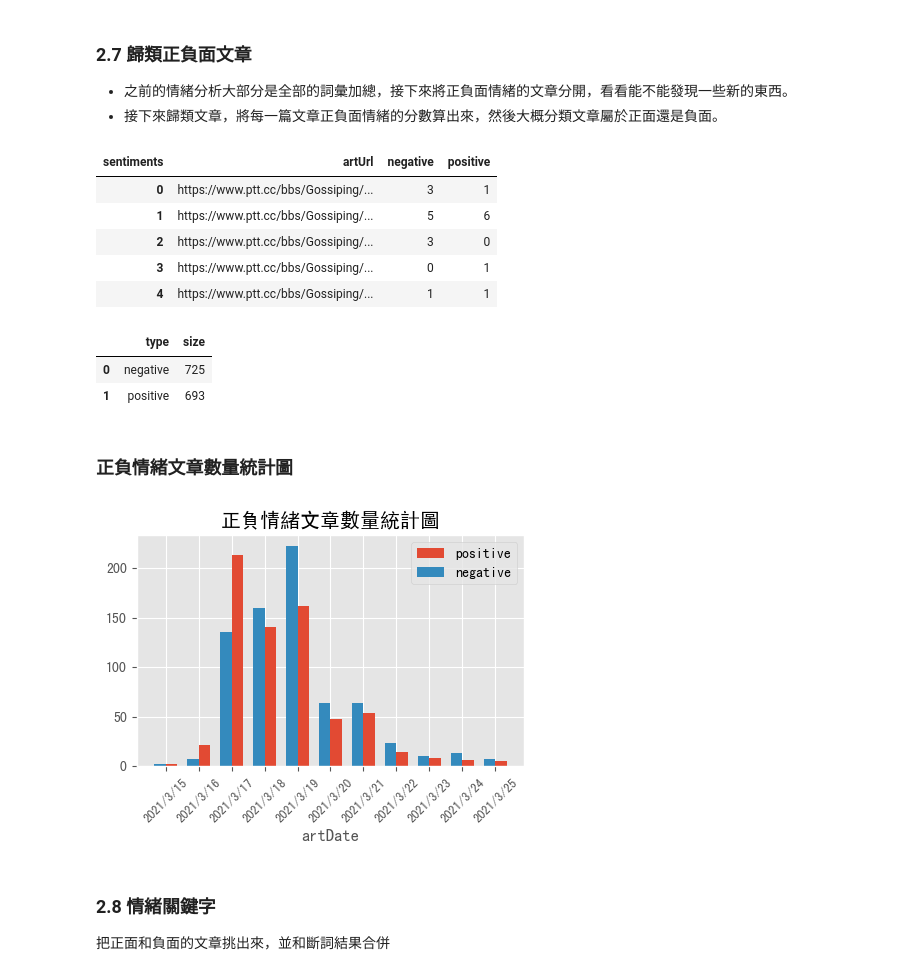
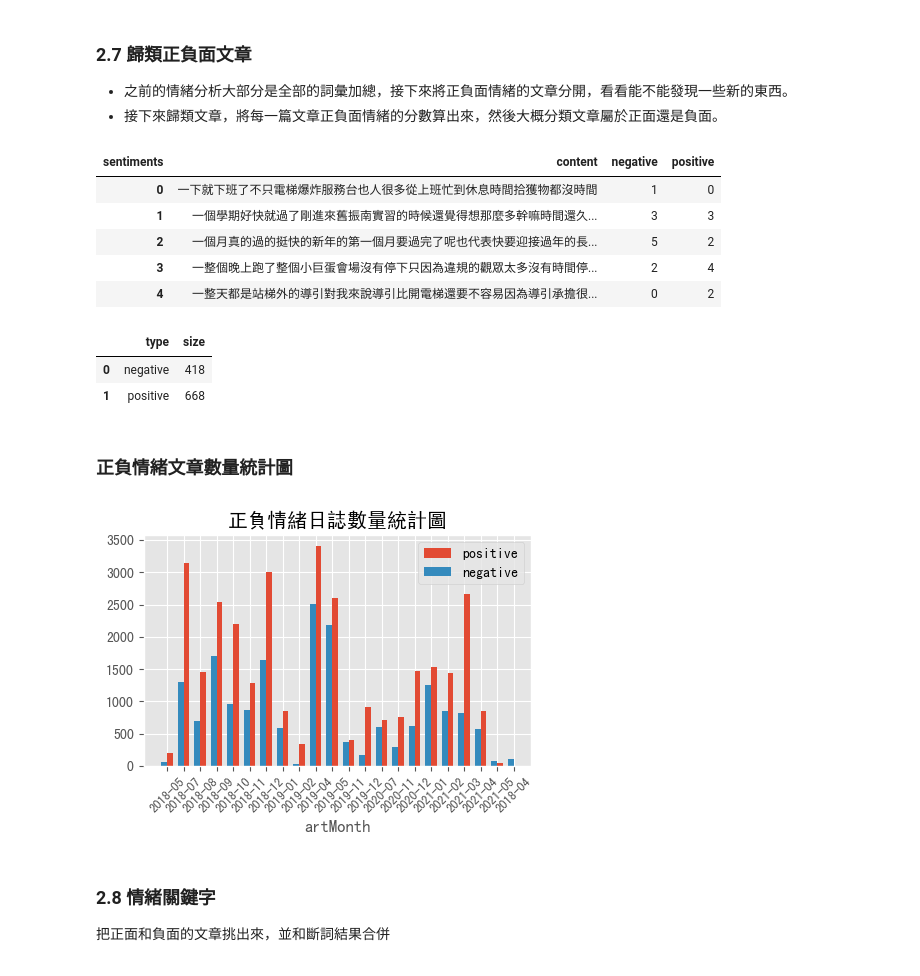
Before and after one commit to oraclekaia/social_media_analysis_mid-, a Jupyter notebook: ver1.ipynb, the cells around one changed output. Drawn from its saved outputs; the diff is of its cells as text; code cells hidden in the pictures.

```diff
--- a/ver1.ipynb
+++ b/ver1.ipynb
@@ -463,50 +463,50 @@ plt.show()
 - 之前的情緒分析大部分是全部的詞彙加總，接下來將正負面情緒的文章分開，看看能不能發現一些新的東西。
 - 接下來歸類文章，將每一篇文章正負面情緒的分數算出來，然後大概分類文章屬於正面還是負面。
 # %%
-article_type = (data.merge(df_liwc, on='word')
-                .groupby(['artUrl', 'sentiments'], as_index=False)
+article_type = (MetaData_token.merge(df_ntusd, on='word')
+                .groupby(['content', 'sentiments'], as_index=False)
                 .size()
-                .pivot_table(index='artUrl', columns='sentiments', values='size', fill_value=0)
-                .reset_index(['artUrl'])
+                .pivot_table(index='content', columns='sentiments', values='size', fill_value=0)
+                .reset_index(['content'])
                )
 article_type.head()
 # %% [output]
-| sentiments | artUrl | negative | positive |
-| 0 | https://www.ptt.cc/bbs/Gossiping/... | 3 | 1 |
-| 1 | https://www.ptt.cc/bbs/Gossiping/... | 5 | 6 |
-| 2 | https://www.ptt.cc/bbs/Gossiping/... | 3 | 0 |
-| 3 | https://www.ptt.cc/bbs/Gossiping/... | 0 | 1 |
-| 4 | https://www.ptt.cc/bbs/Gossiping/... | 1 | 1 |
+| sentiments | content | negative | positive |
+| 0 | 一下就下班了不只電梯爆炸服務台也人很多從上班忙到休息時間拾獲物都沒時間 | 1 | 0 |
+| 1 | 一個學期好快就過了剛進來舊振南實習的時候還覺得想那麼多幹嘛時間還久... | 3 | 3 |
+| 2 | 一個月真的過的挺快的新年的第一個月要過完了呢也代表快要迎接過年的長... | 5 | 2 |
+| 3 | 一整個晚上跑了整個小巨蛋會場沒有停下只因為違規的觀眾太多沒有時間停... | 2 | 4 |
+| 4 | 一整天都是站梯外的導引對我來說導引比開電梯還要不容易因為導引承擔很... | 0 | 2 |
 # %%
 article_type['type'] = article_type.apply(lambda x: 'positive' if x['positive'] > x['negative'] else 'negative',axis=1)
 article_type.groupby('type', as_index=False).size()
 # %% [output]
 |  | type | size |
-| 0 | negative | 725 |
-| 1 | positive | 693 |
+| 0 | negative | 418 |
+| 1 | positive | 668 |
 # %% [markdown]
 ### 正負情緒文章數量統計圖
 # %%
-article_type_date = article_type.merge(MetaData.loc[:,["artUrl", "artDate"]], how = 'left', on = 'artUrl')
-article_type_date = article_type_date.groupby(['artDate','type'], as_index=False).size()
+article_type_Month = article_type.merge(MetaData_token.loc[:,["content", "artMonth"]], how = 'left', on = 'content')
+article_type_Month = article_type_Month.groupby(['artMonth','type'], as_index=False).size()
 #article_type_date
 # %%
-ap = article_type_date[(article_type_date["type"]=="positive")&(article_type_date["artDate"]>="2021/3/15")&(article_type_date["artDate"]<="2021/3/25")]
-an = article_type_date[(article_type_date["type"]=="negative")&(article_type_date["artDate"]>="2021/3/15")&(article_type_date["artDate"]<="2021/3/25")]
+ap = article_type_Month[(article_type_Month["type"]=="positive")]
+an = article_type_Month[(article_type_Month["type"]=="negative")]
 
 plt.figure(figsize=(5,3))   # 顯示圖框架大小 (寬,高)
 plt.style.use("ggplot")     # 使用ggplot主題樣式
-plt.rcParams['font.sans-serif']=['SimHei'] #使中文能正常顯示
-plt.title('正負情緒文章數量統計圖')
-plt.xlabel('artDate')
-plt.bar(ap['artDate'],ap['size'],align="edge",width=0.35,label="positive")
-plt.bar(an['artDate'],an['size'],align="edge",width=-0.35,label="negative")
+
+plt.title('正負情緒日誌數量統計圖')
+plt.xlabel('artMonth')
+plt.bar(ap['artMonth'],ap['size'],align="edge",width=0.35,label="positive")
+plt.bar(an['artMonth'],an['size'],align="edge",width=-0.35,label="negative")
 plt.legend()
 plt.xticks(rotation= 45, fontsize=9)
-plt.xlabel('artDate')
+plt.xlabel('artMonth')
 plt.show()
 # %% [output]
-[figure, old version]
+[figure, new version]
 # %% [markdown]
 ### 2.8 情緒關鍵字
 把正面和負面的文章挑出來，並和斷詞結果合併
```
Also changed, not shown: parts of 6 cells of this notebook.
